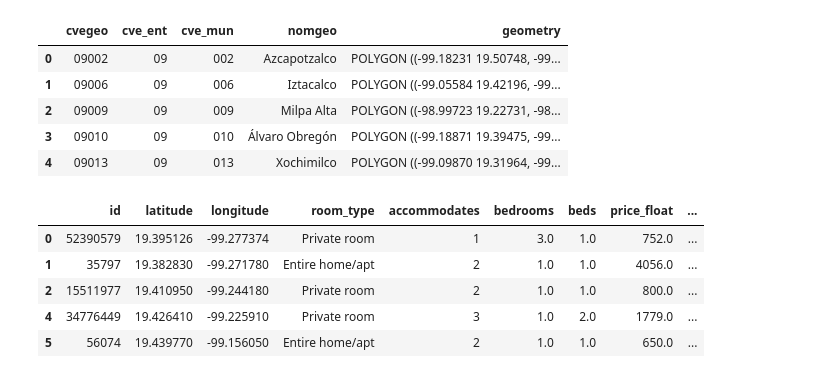
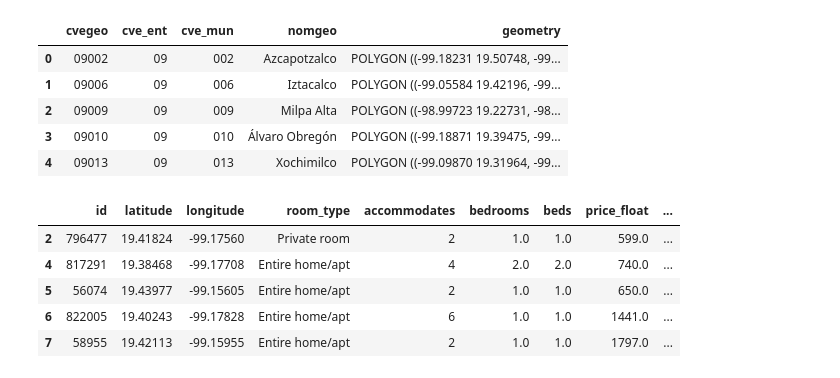
Before and after one commit to pezpet/airbnb-cdmx, a Jupyter notebook: EDA.ipynb, the cells around one changed output. Cells and saved outputs as stored; diff of their text form; code cells hidden in the pictures.

```diff
--- a/EDA.ipynb
+++ b/EDA.ipynb
@@ -143,12 +145,12 @@ plt.title('Inertia Scores');
 # %%
-silhouette_list = []
+# silhouette_list = []
 
-for k in range(2, 51):
-    kmeans = KMeans(n_clusters=k, random_state=12)
-    kmeans.fit(X)
-    silhouette_list.append(silhouette_score(X, kmeans.labels_))
+# for k in range(2, 51):
+#     kmeans = KMeans(n_clusters=k, random_state=12)
+#     kmeans.fit(X)
+#     silhouette_list.append(silhouette_score(X, kmeans.labels_))
 
-plt.plot(silhouette_list, marker='o')
-plt.xlabel('# of Clusters')
-plt.ylabel('Score')
-plt.title('Silhouette Scores');
+# plt.plot(silhouette_list[:10], marker='o')
+# plt.xlabel('# of Clusters')
+# plt.ylabel('Score')
+# plt.title('Silhouette Scores');
@@ -179,0 +157,15 @@ june.groupby('cluster').mean()
+# %%
+kmeans = KMeans(n_clusters=43, random_state=12)
+kmeans.fit(X)
+
+# dbscan = DBSCAN(eps=1, min_samples=50, n_jobs=-1)
+# dbscan.fit(X)
+
+# agg = AgglomerativeClustering(100)
+# agg.fit(X)
+
+# k_sil_score = silhouette_score(X, kmeans.labels_)
+# db_sil_score = silhouette_score(X, dbscan.labels_)
+# agg_sil_score = silhouette_score(X, agg.labels_)
+
+# print(k_sil_score, db_sil_score, agg_sil_score)
@@ -180,3 +174,5 @@ june.groupby('cluster').mean()
+# %%
+data['cluster'] = kmeans.labels_
 # %%
 import geopandas as gpd
 import descartes
@@ -198,17 +194,17 @@ cdmx.head()
 | 4 | 09013 | 09 | 013 | Xochimilco | POLYGON ((-99.09870 19.31964, -99... |
 # %%
 crs = {'init': 'epsg:4326'}
-geometry = [Point(xy) for xy in zip(june['longitude'], june['latitude'])]
+geometry = [Point(xy) for xy in zip(data['longitude'], data['latitude'])]
 # %%
-geo_df = gpd.GeoDataFrame(june, crs=crs, geometry=geometry)
+geo_df = gpd.GeoDataFrame(data, crs=crs, geometry=geometry)
 geo_df.head()
 # %% [output]
 |  | id | latitude | longitude | room_type | accommodates | bedrooms | beds | price_float | ... |
-| 0 | 52390579 | 19.395126 | -99.277374 | Private room | 1 | 3.0 | 1.0 | 752.0 | ... |
-| 1 | 35797 | 19.382830 | -99.271780 | Entire home/apt | 2 | 1.0 | 1.0 | 4056.0 | ... |
-| 2 | 15511977 | 19.410950 | -99.244180 | Private room | 2 | 1.0 | 1.0 | 800.0 | ... |
-| 4 | 34776449 | 19.426410 | -99.225910 | Private room | 3 | 1.0 | 2.0 | 1779.0 | ... |
-| 5 | 56074 | 19.439770 | -99.156050 | Entire home/apt | 2 | 1.0 | 1.0 | 650.0 | ... |
+| 2 | 796477 | 19.41824 | -99.17560 | Private room | 2 | 1.0 | 1.0 | 599.0 | ... |
+| 4 | 817291 | 19.38468 | -99.17708 | Entire home/apt | 4 | 2.0 | 2.0 | 740.0 | ... |
+| 5 | 56074 | 19.43977 | -99.15605 | Entire home/apt | 2 | 1.0 | 1.0 | 650.0 | ... |
+| 6 | 822005 | 19.40243 | -99.17828 | Entire home/apt | 6 | 1.0 | 1.0 | 1441.0 | ... |
+| 7 | 58955 | 19.42113 | -99.15955 | Entire home/apt | 2 | 1.0 | 1.0 | 1797.0 | ... |
 # %%
 
 fig, ax = plt.subplots(figsize=(40,16))
```
Also changed, not shown: parts of 20 cells of this notebook.
